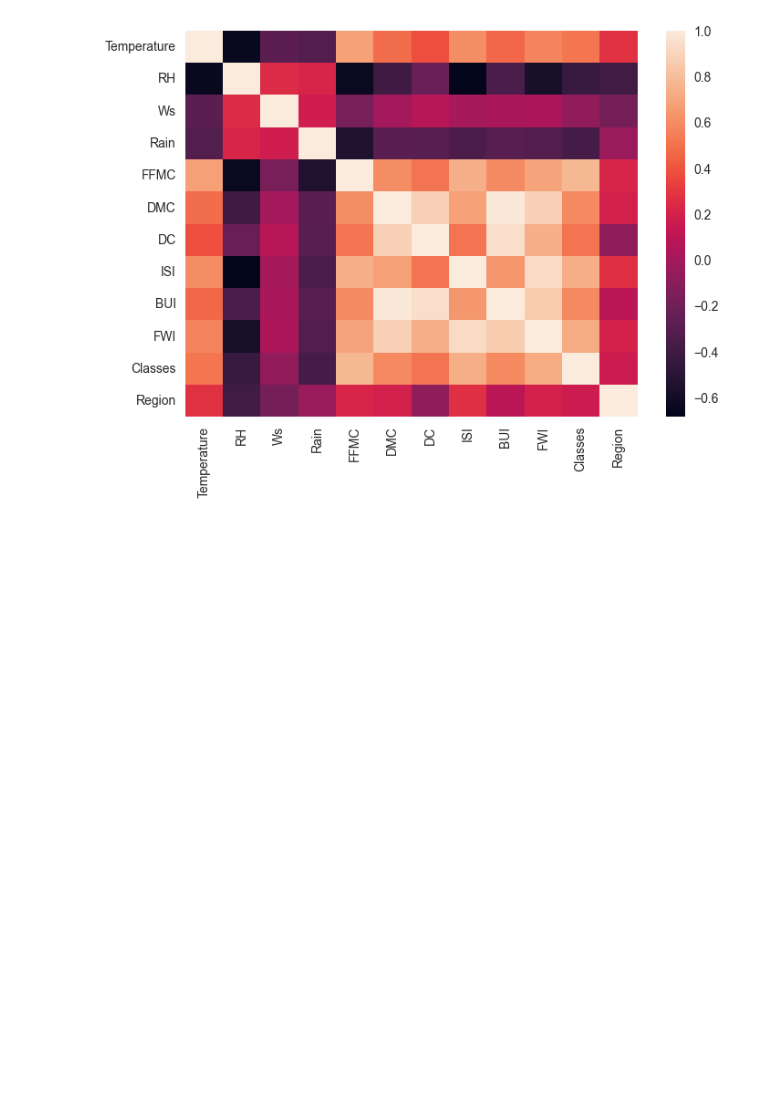
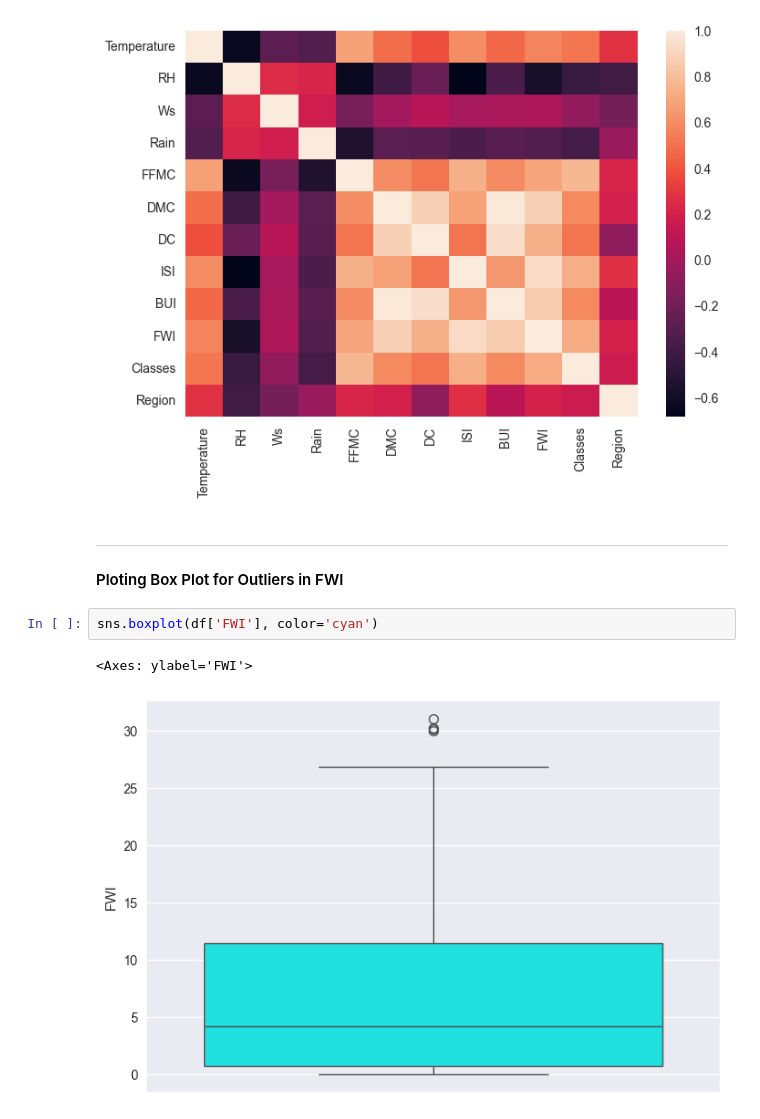
Before and after one commit to ShivamDevHere/machine-learning, a Jupyter notebook: 03-Fire Not Fire Classification/02-eda.ipynb, the cells around one changed output. Drawn from its saved outputs; the diff is of its cells as text; blank space fills up the shorter version.

Commit message:
Plot: Boxplot for Fire Weather Index

```diff
--- a/03-Fire Not Fire Classification/02-eda.ipynb
+++ b/03-Fire Not Fire Classification/02-eda.ipynb
@@ -85,3 +85,11 @@ sns.heatmap(df.corr())
 # %% [output]
 <Axes: >
 [figure]
+# %% [markdown]
+---
+#### Ploting Box Plot for Outliers in FWI
+# %%
+sns.boxplot(df['FWI'], color='cyan')
+# %% [output]
+<Axes: ylabel='FWI'>
+[figure, added]
```
